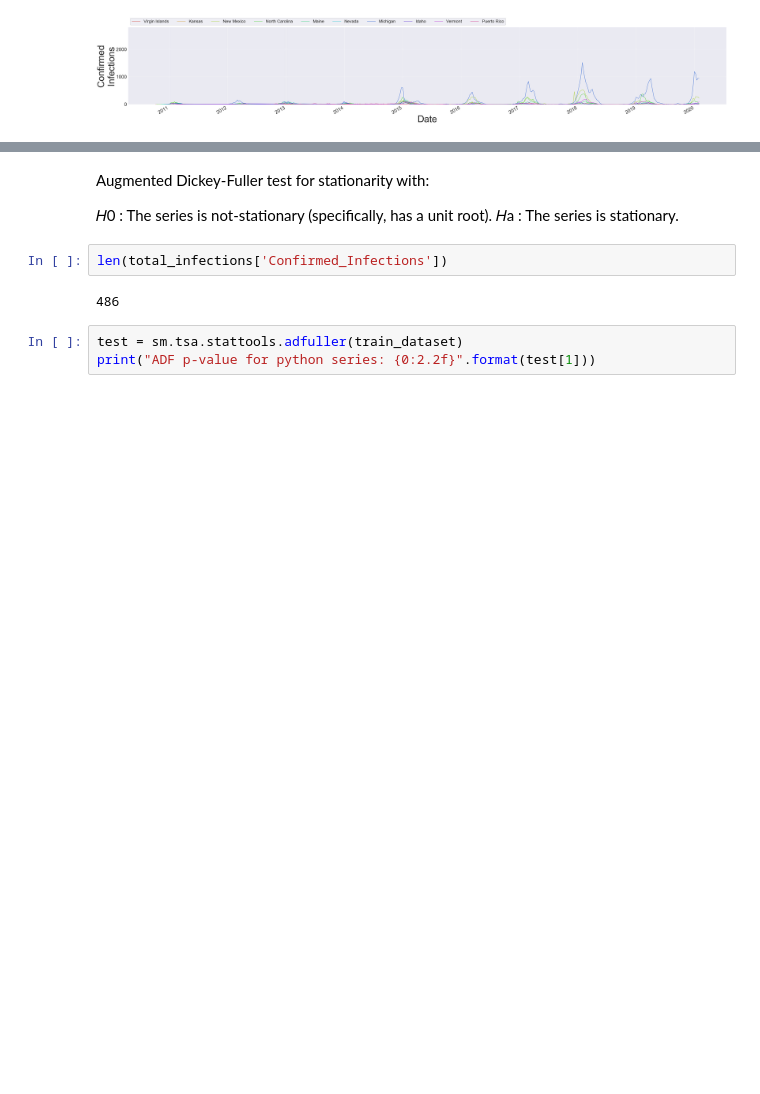
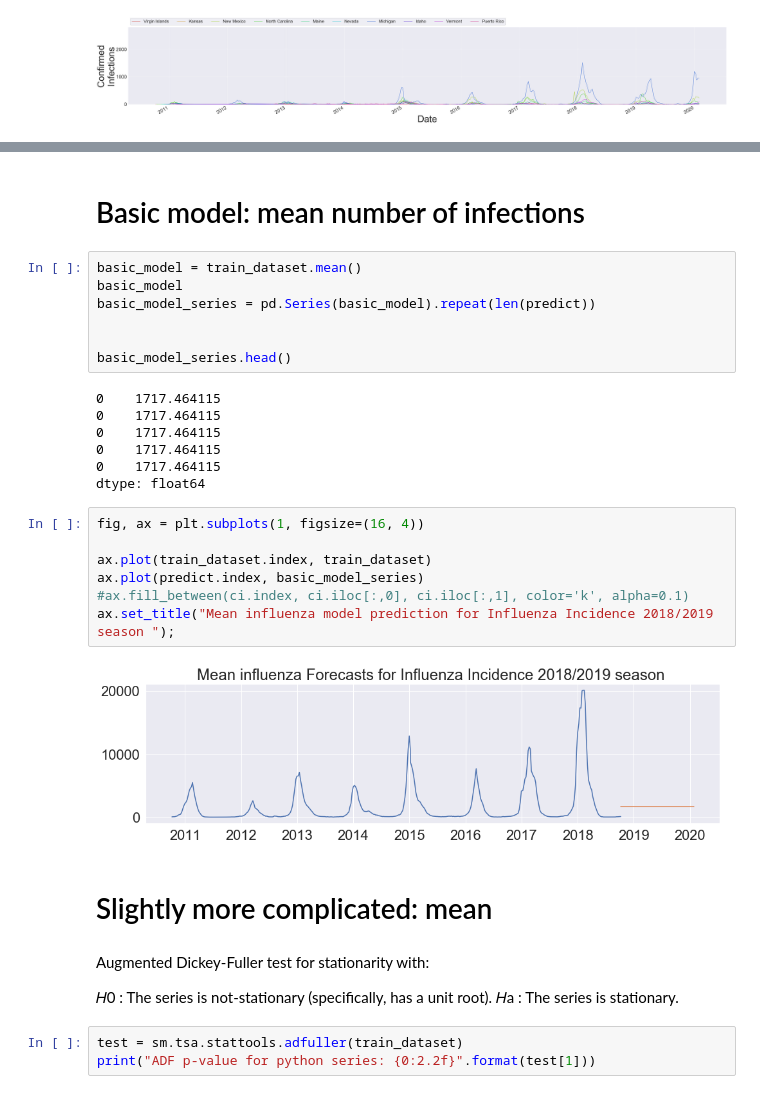
Before and after one commit to clayton-summitt/Influenza, a Jupyter notebook: CDC_Influenza_surveillance_by_state.ipynb, the cells around one changed output, grey strips where cells are left out. Drawn from its saved outputs; the diff is of its cells as text; blank space fills up the shorter version.

```diff
--- a/CDC_Influenza_surveillance_by_state.ipynb
+++ b/CDC_Influenza_surveillance_by_state.ipynb
@@ -218,12 +224,35 @@ Name: Confirmed_Infections, dtype: float64
+# %% [markdown]
+# Basic model: mean number of infections
+# %%
+basic_model = train_dataset.mean()
+basic_model
+basic_model_series = pd.Series(basic_model).repeat(len(predict))
+
+
+basic_model_series.head()
+# %% [output]
+0    1717.464115
+0    1717.464115
+0    1717.464115
+0    1717.464115
+0    1717.464115
+dtype: float64
+# %%
+fig, ax = plt.subplots(1, figsize=(16, 4))
+
+ax.plot(train_dataset.index, train_dataset)
+ax.plot(predict.index, basic_model_series)
+#ax.fill_between(ci.index, ci.iloc[:,0], ci.iloc[:,1], color='k', alpha=0.1)
+ax.set_title("Mean influenza model prediction for Influenza Incidence 2018/2019 season ");
+# %% [output]
+[figure, added]
+# %% [markdown]
+# Slightly more complicated: mean
 # %% [markdown]
  Augmented Dickey-Fuller test for stationarity with:
 
 𝐻0 : The series is not-stationary (specifically, has a unit root).
 𝐻a : The series is stationary.
-# %%
-len(total_infections['Confirmed_Infections'])
-# %% [output]
-486
 # %%
 test = sm.tsa.stattools.adfuller(train_dataset)
 print("ADF p-value for python series: {0:2.2f}".format(test[1]))
```
Also changed, not shown: parts of 80 cells of this notebook.
